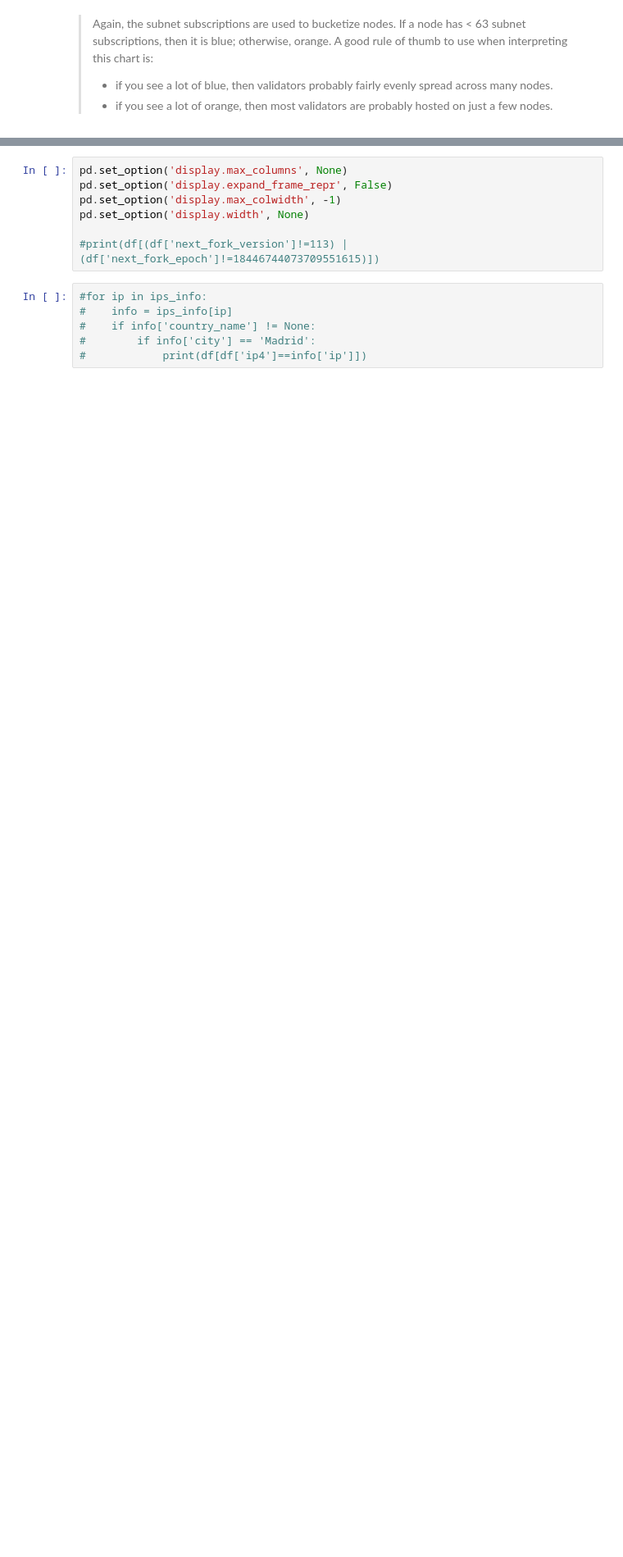
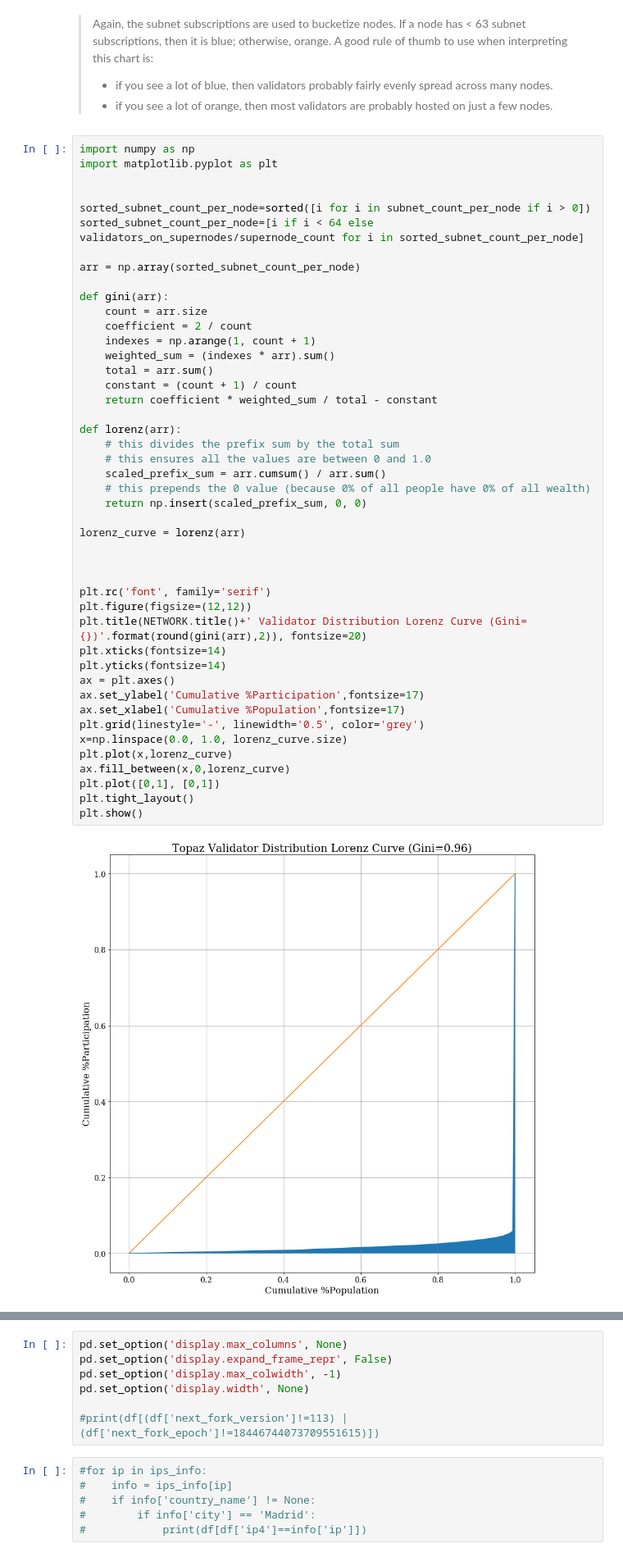
Before and after one commit to jrhea/prkl, a Jupyter notebook: analysis/testnet-analysis.ipynb, the cells around one changed output, grey strips where cells are left out. Shown at 82% size. Saved outputs shown, nothing was run; the diff lists cells and outputs as text; blank space fills up the shorter version.

Commit message:
adding Lorenz curve

```diff
--- a/analysis/testnet-analysis.ipynb
+++ b/analysis/testnet-analysis.ipynb
@@ -481,3 +481,50 @@ plt.show()
 > Again, the subnet subscriptions are used to bucketize nodes.  If a node has < 63 subnet subscriptions, then it is blue; otherwise, orange.  A good rule of thumb to use when interpreting this chart is:
 > - if you see a lot of blue, then validators probably fairly evenly spread across many nodes.
 > - if you see a lot of orange, then most validators are probably hosted on just a few nodes.
+# %%
+import numpy as np
+import matplotlib.pyplot as plt
+
+
+sorted_subnet_count_per_node=sorted([i for i in subnet_count_per_node if i > 0])
+sorted_subnet_count_per_node=[i if i < 64 else validators_on_supernodes/supernode_count for i in sorted_subnet_count_per_node]
+
+arr = np.array(sorted_subnet_count_per_node)
+
+def gini(arr):
+    count = arr.size
+    coefficient = 2 / count
+    indexes = np.arange(1, count + 1)
+    weighted_sum = (indexes * arr).sum()
+    total = arr.sum()
+    constant = (count + 1) / count
+    return coefficient * weighted_sum / total - constant
+
+def lorenz(arr):
+    # this divides the prefix sum by the total sum
+    # this ensures all the values are between 0 and 1.0
+    scaled_prefix_sum = arr.cumsum() / arr.sum()
+    # this prepends the 0 value (because 0% of all people have 0% of all wealth)
+    return np.insert(scaled_prefix_sum, 0, 0)
+
+lorenz_curve = lorenz(arr)
+
+
+
+plt.rc('font', family='serif')
+plt.figure(figsize=(12,12))
+plt.title(NETWORK.title()+' Validator Distribution Lorenz Curve (Gini={})'.format(round(gini(arr),2)), fontsize=20)
+plt.xticks(fontsize=14)
+plt.yticks(fontsize=14)
+ax = plt.axes()
+ax.set_ylabel('Cumulative %Participation',fontsize=17)
+ax.set_xlabel('Cumulative %Population',fontsize=17)
+plt.grid(linestyle='-', linewidth='0.5', color='grey')
+x=np.linspace(0.0, 1.0, lorenz_curve.size)
+plt.plot(x,lorenz_curve)
+ax.fill_between(x,0,lorenz_curve)
+plt.plot([0,1], [0,1])
+plt.tight_layout()
+plt.show()
+# %% [output]
+[figure, added]
```
Also changed, not shown: parts of 1 cell of this notebook, 1 other file.
